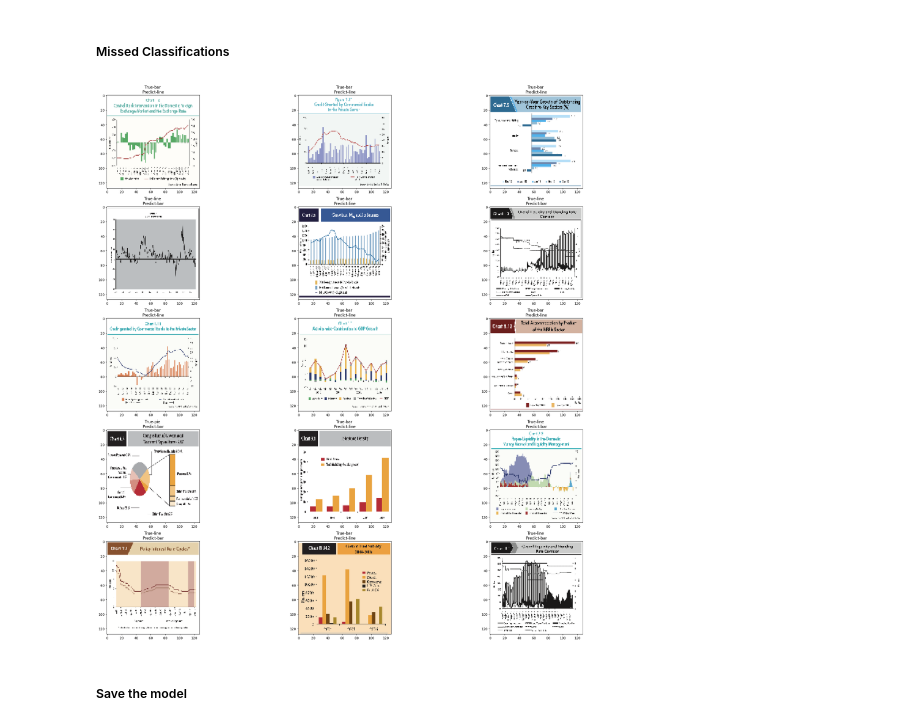
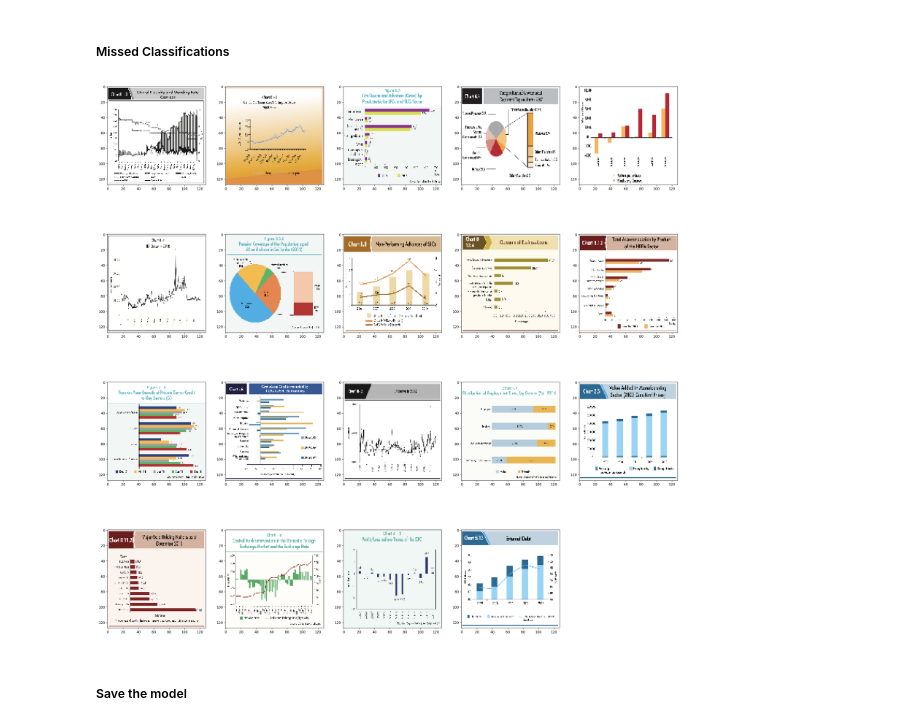
Before and after one commit to prashalruchiranga/Chart-Recognition, a Jupyter notebook: chart classification.ipynb, the cells around one changed output. Saved outputs shown, nothing was run; the diff lists cells and outputs as text; code cells hidden in the pictures.

```diff
--- a/chart classification.ipynb
+++ b/chart classification.ipynb
@@ -52,10 +37,10 @@ data
 # %%
 from sklearn.model_selection import train_test_split
-from sklearn.preprocessing import LabelEncoder
+from sklearn.preprocessing import LabelEncoder, OneHotEncoder
 
-le = LabelEncoder()
-chart_types_tr = le.fit_transform(chart_types)
-X_train, X_test, y_train, y_test = train_test_split(img_cv2, chart_types_tr)
+oht = OneHotEncoder(sparse_output=False)
+chart_types_tr = oht.fit_transform(np.array(chart_types).reshape(-1, 1))
+X_train, X_val, y_train, y_val = train_test_split(img_cv2, chart_types_tr)
 X_train = X_train/255
-X_test = X_test/255
+X_test = X_val/255
 # %%
@@ -107,9 +92,21 @@ plt.show()
 np.unique(y_train, return_counts=True)
 # %% [markdown]
 ##### Build, compile and train a CNN
+# %%
+# Define F1 score as a custom metric since Keras does not include F1 score in its list of predefined metrics.
+from keras import backend as K
+from keras.metrics import Precision, Recall, categorical_accuracy
+
+precision = Precision()
+recall = Recall()
+
+@tf.keras.utils.register_keras_serializable()
+def f1_score(y_true, y_pred):
+    precision_value = precision(y_true, y_pred)
+    recall_value = recall(y_true, y_pred)
+    f1 = 2 * precision_value * recall_value / (precision_value + recall_value + K.epsilon())
+    return f1
 # %%
-import tensorflow as tf
-from tensorflow import keras
 from keras.layers import Input, Dense, Flatten, Conv2D, MaxPooling2D, Dropout
 from keras import Model
 from keras.optimizers import SGD
@@ -127,10 +124,10 @@ pooling_2 = MaxPooling2D(pool_size=pool_size)(conv2d_2)
 flatten = Flatten()(pooling_2)
 dense = Dense(100, activation='relu')(flatten)
 output = Dense(3, activation='softmax')(dense)
-cnn_model = Model(inputs=[input_], outputs=[output])
+cnn_model = Model(inputs=[input_], outputs=[output], name='CNN')
 cnn_model.summary()
 
 early_stopping = EarlyStopping(monitor='loss', patience=3)
-cnn_model.compile(loss='sparse_categorical_crossentropy', optimizer=SGD(learning_rate=0.01), metrics=['accuracy'])
-history = cnn_model.fit(X_train, y_train, epochs=30, validation_data=(X_test, y_test), callbacks=[early_stopping])
+cnn_model.compile(loss='categorical_crossentropy', optimizer=SGD(learning_rate=0.01), metrics=[f1_score, categorical_accuracy])
+history = cnn_model.fit(X_train, y_train, epochs=20, validation_data=(X_val, y_val), callbacks=[early_stopping])
 # %% [output]
@@ -194,20 +196,19 @@ plt.show()
 # %% [markdown]
 ##### Missed Classifications
 # %%
-miss_pred = np.where(y_test != predictions)[0]
-n_rows = np.ceil(len(miss_pred) / 3).astype(np.uint8)
-n_cols = 3
-fig, axes = plt.subplots(n_rows, 3, figsize=(30, 30))
+miss_pred = np.where(np.argmax(y_test, axis=1) != predictions)[0]
+n_cols = 5
+n_rows = np.ceil(len(miss_pred) / n_cols).astype(np.uint8)
+fig, axes = plt.subplots(n_rows, n_cols, figsize=(30, 30))
 axes = axes.ravel()
 
 for i in range(n_rows * n_cols):
     try:
         axes[i].imshow(X_test[miss_pred[i]])
-        axes[i].set_title('True-%s \nPredict-%s' % (le.classes_[y_test[miss_pred[i]]], le.classes_[predictions[miss_pred[i]]]))
     except IndexError:
         axes[i].axis('off')
 # %% [output]
-[figure, old version]
+[figure, new version]
 # %% [markdown]
 ##### Save the model
 # %%
```
Also changed, not shown: parts of 12 cells of this notebook, 7 other files.
